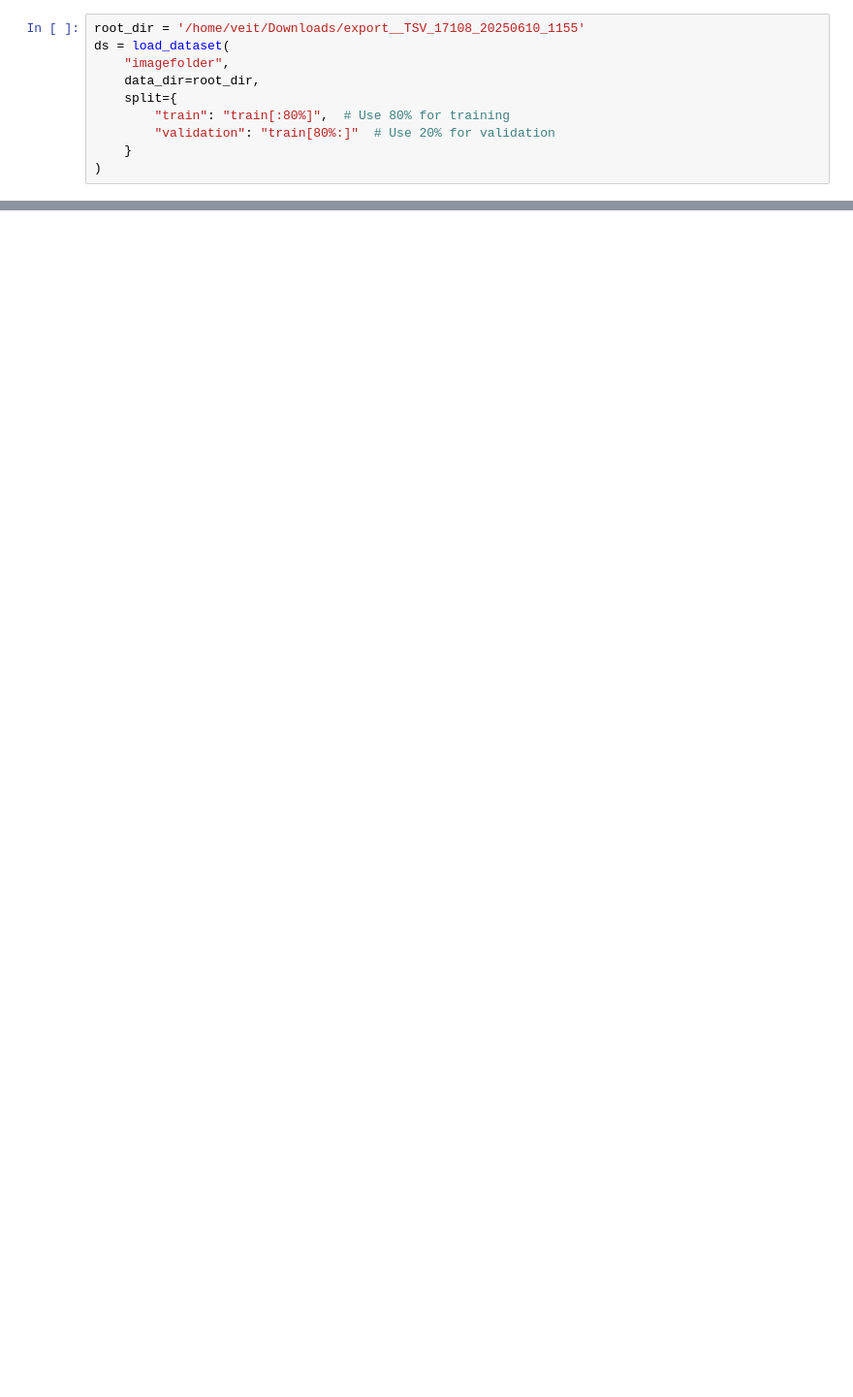
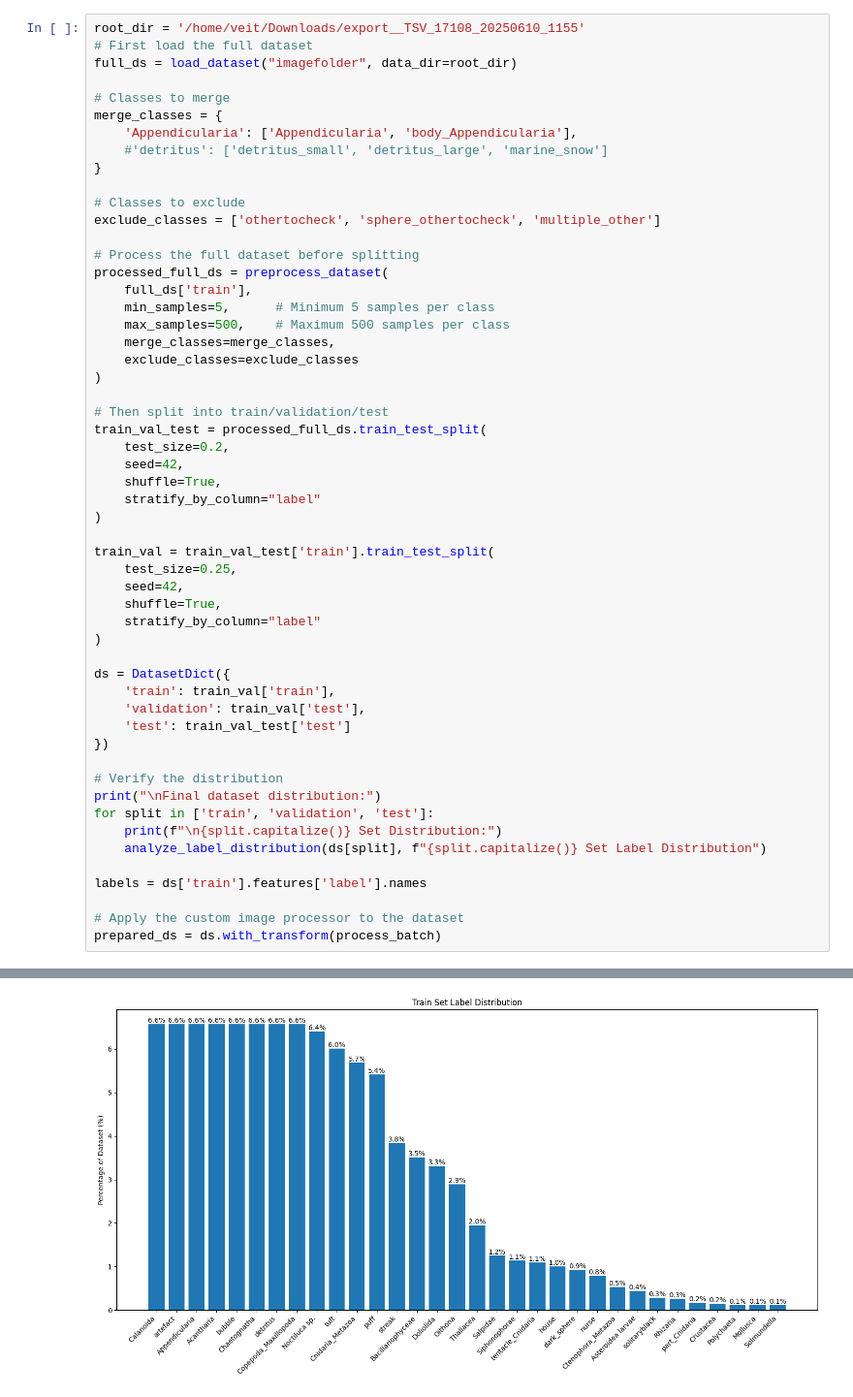
Before and after one commit to fannz00/ImageProcessing, a Jupyter notebook: Training_of_ViT_from_Ecotaxa_export.ipynb, the cells around one changed output, grey strips where cells are left out. Shown at 97% size. Cells and saved outputs as stored; diff of their text form; blank space fills up the shorter version.

Commit message:
training_script for ViT

```diff
--- a/Training_of_ViT_from_Ecotaxa_export.ipynb
+++ b/Training_of_ViT_from_Ecotaxa_export.ipynb
@@ -12,10 +266,55 @@ from transformers import TrainingArguments
 # %%
 root_dir = '/home/veit/Downloads/export__TSV_17108_20250610_1155'
-ds = load_dataset(
-    "imagefolder",
-    data_dir=root_dir,
-    split={
-        "train": "train[:80%]",  # Use 80% for training
-        "validation": "train[80%:]"  # Use 20% for validation
-    }
+# First load the full dataset
+full_ds = load_dataset("imagefolder", data_dir=root_dir)
+
+# Classes to merge
+merge_classes = {
+    'Appendicularia': ['Appendicularia', 'body_Appendicularia'],
+    #'detritus': ['detritus_small', 'detritus_large', 'marine_snow']
+}
+
+# Classes to exclude
+exclude_classes = ['othertocheck', 'sphere_othertocheck', 'multiple_other']
+
+# Process the full dataset before splitting
+processed_full_ds = preprocess_dataset(
+    full_ds['train'],
+    min_samples=5,      # Minimum 5 samples per class
+    max_samples=500,    # Maximum 500 samples per class
+    merge_classes=merge_classes,
+    exclude_classes=exclude_classes
 )
+
+# Then split into train/validation/test
+train_val_test = processed_full_ds.train_test_split(
+    test_size=0.2,
+    seed=42,
+    shuffle=True,
+    stratify_by_column="label"
+)
+
+train_val = train_val_test['train'].train_test_split(
+    test_size=0.25,
+    seed=42,
+    shuffle=True,
+    stratify_by_column="label"
+)
+
+ds = DatasetDict({
+    'train': train_val['train'],
+    'validation': train_val['test'],
+    'test': train_val_test['test']
+})
+
+# Verify the distribution
+print("\nFinal dataset distribution:")
+for split in ['train', 'validation', 'test']:
+    print(f"\n{split.capitalize()} Set Distribution:")
+    analyze_label_distribution(ds[split], f"{split.capitalize()} Set Label Distribution")
+
+labels = ds['train'].features['label'].names
+
+# Apply the custom image processor to the dataset
+prepared_ds = ds.with_transform(process_batch)
+# %% [output]
@@ -21,0 +358 @@ ds = load_dataset(
+[figure, added]
```
Also changed, not shown: parts of 24 cells of this notebook, 1 other file.
